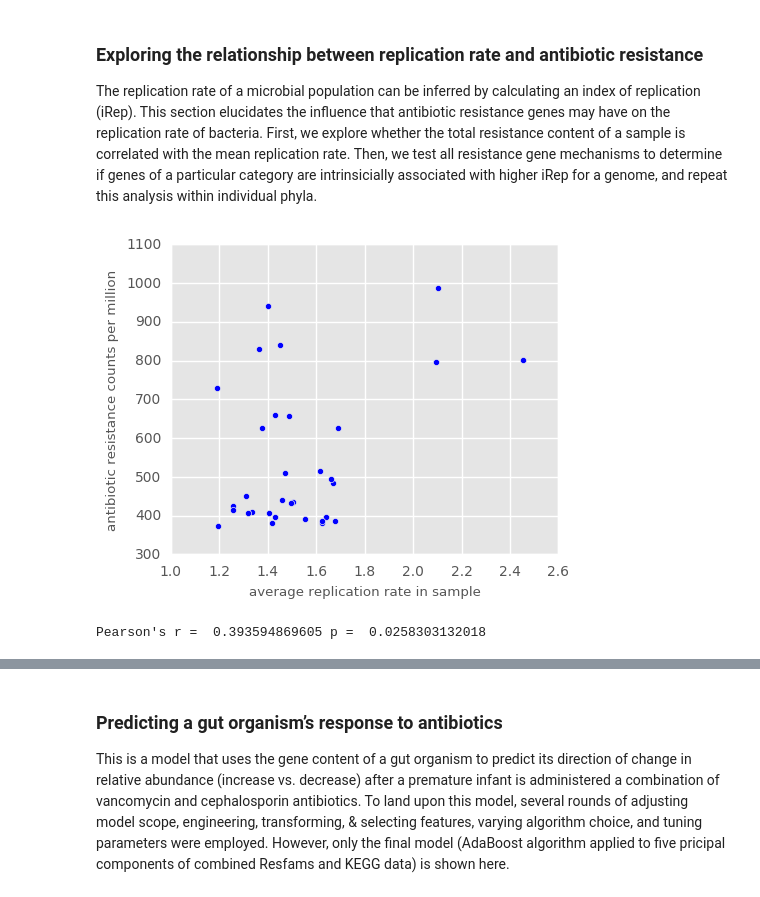
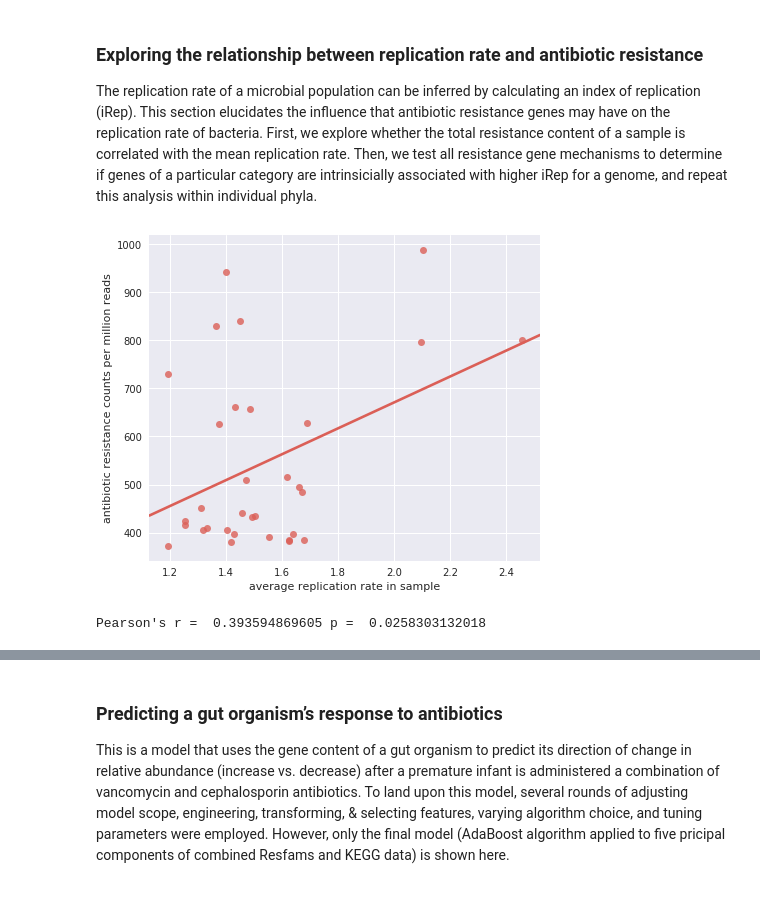
Before and after one commit to SumayahR/antibiotic-resistance, a Jupyter notebook: antibiotic_resistance_analysis.ipynb, the cells around one changed output, grey strips where cells are left out. Drawn from its saved outputs; the diff is of its cells as text; code cells hidden in the pictures.

```diff
--- a/antibiotic_resistance_analysis.ipynb
+++ b/antibiotic_resistance_analysis.ipynb
@@ -526,7 +738,7 @@ def model_and_test(week_res_gene_df):
     Mann-Whitney U test on these features."""
     # select resistance gene summaries of breast-fed and formula-fed babies
     breast_formula_connected_df = week_res_gene_df.loc[week_res_gene_df['feeding'] != 'Combination']
-    resistance_gene_summaries_df = breast_formula_connected_df.ix[:,30:200]
+    resistance_gene_summaries_df = breast_formula_connected_df.ix[:,31:201]
     res_gene_summaries = resistance_gene_summaries_df.values
     res_gene_summaries_scaled = preprocessing.scale(res_gene_summaries)
     output_array = np.asarray(breast_formula_connected_df['feeding'])
@@ -840,0 +1015,34 @@ plt.show()
+# %%
+# Ensure that low relative abundance did not cause poor reconstruction of C. difficile genomes and lead to
+# lack of betalactamase gene in the genome
+
+c_dif_lacking_RF0056_metrics = genome_metrics.loc[genome_metrics['Bin Id'].isin(c_dif_lacking_RF0056)]
+c_dif_with_RF0056_metrics = genome_metrics.loc[genome_metrics['Bin Id'].isin(c_dif_with_RF0056)]
+
+# Check if there is a significant different in the completeness (measured by presence of
+# bacterial single copy genes) of the two C. dif groups
+U_stat, p_val = scipy.stats.mannwhitneyu(c_dif_lacking_RF0056_metrics['Completeness'], c_dif_with_RF0056_metrics['Completeness'])
+print("There is no significant difference in the completeness of the two groups, p =",p_val)
+
+# Check if there is a sig dif in N50 between the two groups
+U_stat, p_val = scipy.stats.mannwhitneyu(c_dif_lacking_RF0056_metrics['N50 (contigs)'], c_dif_with_RF0056_metrics['N50 (contigs)'])
+print("There is no significant difference in the N50 of the two groups, p =",p_val)
+
+# Check if all the strains in one group occured in infants from the same area of the NICU
+c_dif_lacking_RF0056_infants = [] # initialize list of infants containing c dif that lack RF0056
+for genome in c_dif_lacking_RF0056:
+    infant = "_".join(genome.split("_")[:2]).split("con")[1]
+    c_dif_lacking_RF0056_infants.append(infant)
+c_dif_with_RF0056_infants = [] # initialize list of infants containing c dif that have RF0056
+for genome in c_dif_with_RF0056:
+    infant = "_".join(genome.split("_")[:2]).split("con")[1]
+    c_dif_with_RF0056_infants.append(infant)
+
+c_dif_lacking_RF0056_infant_pod = infant_metadata.loc[infant_metadata['infant'].isin(c_dif_lacking_RF0056_infants)]['first_pod']
+c_dif_with_RF0056_infant_pod = infant_metadata.loc[infant_metadata['infant'].isin(c_dif_with_RF0056_infants)]['first_pod']
+c_dif_lacking_RF0056_infant_pod_counts = list(c_dif_lacking_RF0056_infant_pod.value_counts())
+c_dif_with_RF0056_infant_pod_counts = list(c_dif_with_RF0056_infant_pod.value_counts())
+
+obs = np.array([c_dif_lacking_RF0056_infant_pod_counts, c_dif_with_RF0056_infant_pod_counts])
+chi2, p, dof, expected = chi2_contingency(obs)
+print('There is no significant different in the locations of the infants with each strain type, p =', p)
@@ -966,37 +1236,37 @@ def after_abx_samples(df):
 
 def mean_sample_iRep(iRep_df, samples_of_interest_df):
     """Using a dataframe containing iRep values, find the mean iRep for each sample and subset
     to only include samples listed in a samples of interest dataframe."""
     mean_iRep_for_samples = iRep_df.groupby('sample')['iRep'].mean()
     mean_iRep_for_samples = mean_iRep_for_samples.to_frame()
     mean_iRep_for_samples = mean_iRep_for_samples.reset_index(level=0)
     mean_iRep_for_samples_of_interest = mean_iRep_for_samples.loc \
                                         [mean_iRep_for_samples['sample'].isin(samples_of_interest_df['sample'])]
     return(mean_iRep_for_samples_of_interest)
 
 iRep_filter = iRep_info.loc[iRep_info['iRep'] < 3] # iRep values over 3 are unreliable and may indicate genome
                                                    # contamination/strain variation
 iRep_df = add_phylum(iRep_filter)
 after_abx_res_gene_metadata = after_abx_samples(master_res_gene_metadata)
 mean_iRep_for_after_abx_samples = mean_sample_iRep(iRep_df, after_abx_res_gene_metadata)
 # Create scatterplot showing the relationship between sample's mean iRep and total resistance gene content,
     # for samples within five days of postweek antibiotic treatment
 sample_resistance_gene_summaries_fixed = sample_resistance_gene_summaries.drop('index', axis=1)
 sample_resistance_gene_summaries_fixed['total'] = \
                 sample_resistance_gene_summaries_fixed.drop('sample',axis=1).astype(float).sum(axis=1)
 iRep_and_ARG = mean_iRep_for_after_abx_samples.merge(sample_resistance_gene_summaries_fixed, on='sample')
 # withdraw samples influenced by over-representation of resistant bugs
 iRep_and_ARG = iRep_and_ARG.loc[iRep_and_ARG['total'] < 1400]
-plt.figure(figsize=(5,4))
-plt.scatter(iRep_and_ARG['iRep'], iRep_and_ARG['total'])
-plt.ylabel('antibiotic resistance counts per million')
+plt.figure(figsize=(7,6))
+sns.regplot(iRep_and_ARG['iRep'],iRep_and_ARG['total'], ci=0)
+plt.ylabel('antibiotic resistance counts per million reads')
 plt.xlabel('average replication rate in sample')
 plt.show()
 
 pearson_r, p_value = scipy.stats.pearsonr(iRep_and_ARG['iRep'], iRep_and_ARG['total'])
 print("Pearson's r = ", pearson_r, "p = ", p_value)
 # %% [output]
-[figure, old version]
+[figure, new version]
 Pearson's r =  0.393594869605 p =  0.0258303132018
 # %%
 # Look only at samples of infants that did not receive postweek antibiotics to avoid confounding effects
```
Also changed, not shown: parts of 29 cells of this notebook.
